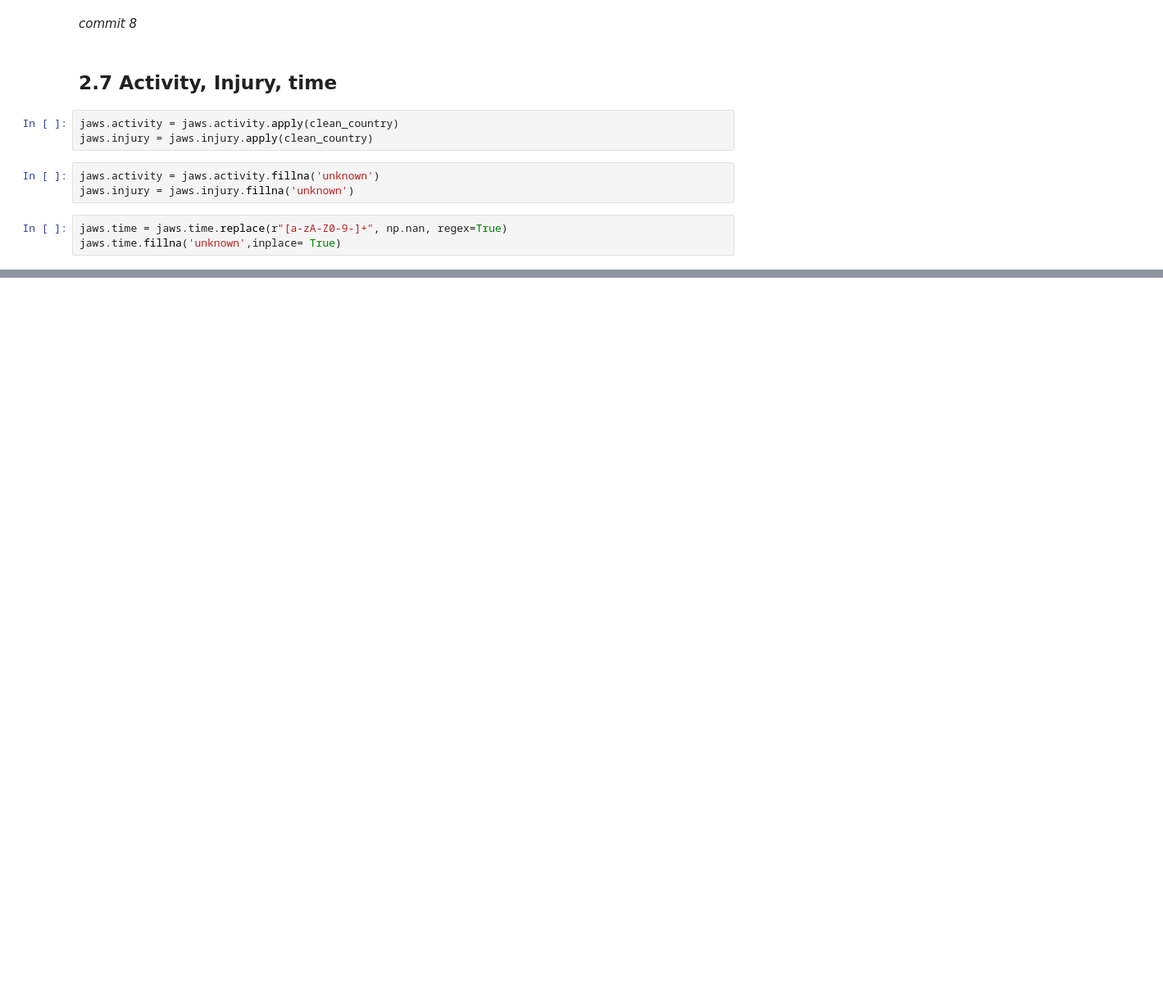
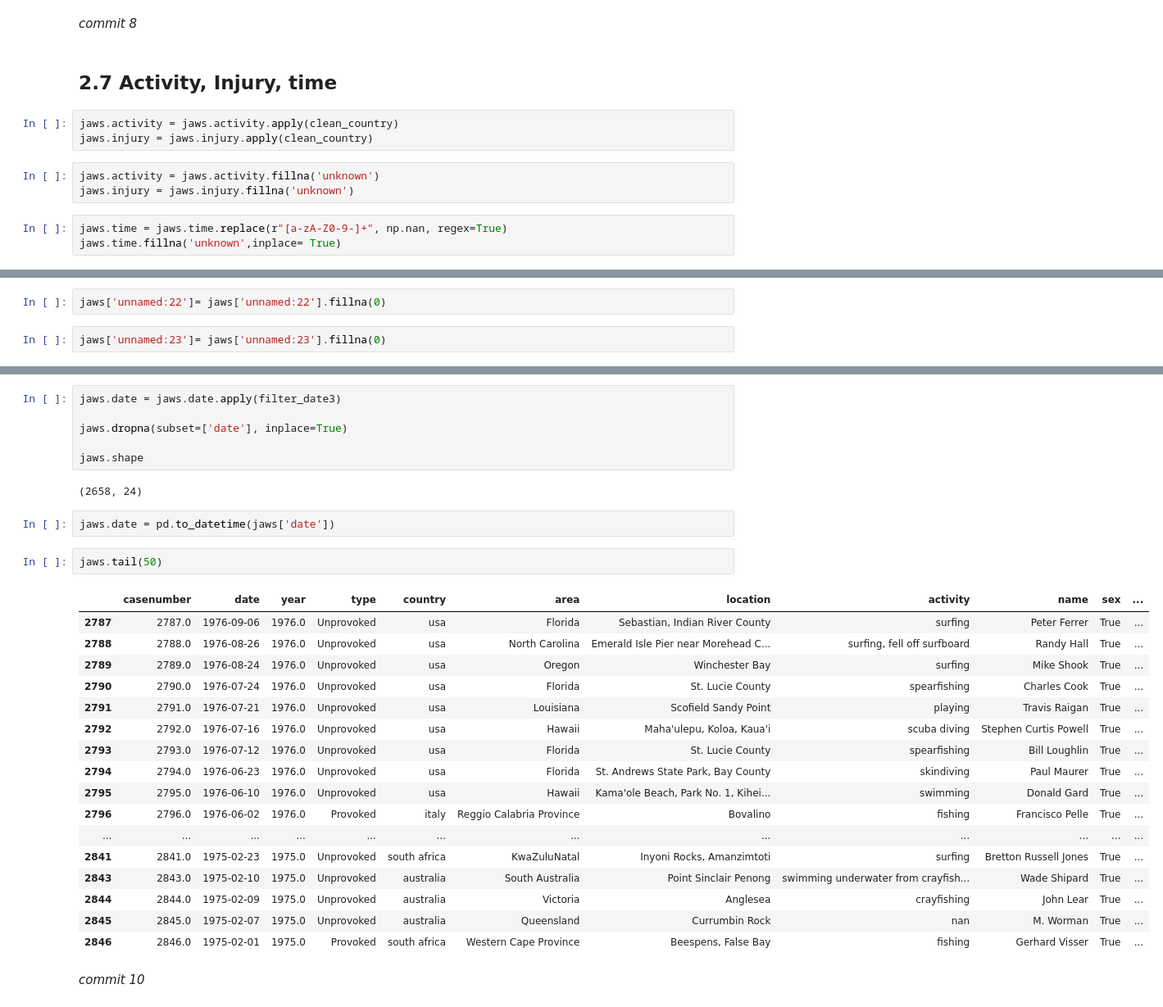
Before and after one commit to IbaiGallego/DataCleaning_SharkAttack, a Jupyter notebook: mycode/main.ipynb, the cells around one changed output, grey strips where cells are left out. Shown: that part at 82% size. Cells and saved outputs as stored; diff of their text form; blank space fills up the shorter version.

```diff
--- a/mycode/main.ipynb
+++ b/mycode/main.ipynb
@@ -721,0 +807,4 @@ jaws.time.fillna('unknown',inplace= True)
+# %%
+jaws['unnamed:22']= jaws['unnamed:22'].fillna(0)
+# %%
+jaws['unnamed:23']= jaws['unnamed:23'].fillna(0)
@@ -721,0 +848,32 @@ jaws.time.fillna('unknown',inplace= True)
+# %%
+jaws.date = jaws.date.apply(filter_date3)
+
+jaws.dropna(subset=['date'], inplace=True)
+
+jaws.shape
+# %% [output]
+(2658, 24)
+# %%
+jaws.date = pd.to_datetime(jaws['date'])
+# %%
+jaws.tail(50)
+# %% [output]
+|  | casenumber | date | year | type | country | area | location | activity | name | sex | ... |
+| 2787 | 2787.0 | 1976-09-06 | 1976.0 | Unprovoked | usa | Florida | Sebastian, Indian River County | surfing | Peter Ferrer | True | ... |
+| 2788 | 2788.0 | 1976-08-26 | 1976.0 | Unprovoked | usa | North Carolina | Emerald Isle Pier near Morehead C... | surfing, fell off surfboard | Randy Hall | True | ... |
+| 2789 | 2789.0 | 1976-08-24 | 1976.0 | Unprovoked | usa | Oregon | Winchester Bay | surfing | Mike Shook | True | ... |
+| 2790 | 2790.0 | 1976-07-24 | 1976.0 | Unprovoked | usa | Florida | St. Lucie County | spearfishing | Charles Cook | True | ... |
+| 2791 | 2791.0 | 1976-07-21 | 1976.0 | Unprovoked | usa | Louisiana | Scofield Sandy Point | playing | Travis Raigan | True | ... |
+| 2792 | 2792.0 | 1976-07-16 | 1976.0 | Unprovoked | usa | Hawaii | Maha'ulepu, Koloa, Kaua'i | scuba diving | Stephen Curtis Powell | True | ... |
+| 2793 | 2793.0 | 1976-07-12 | 1976.0 | Unprovoked | usa | Florida | St. Lucie County | spearfishing | Bill Loughlin | True | ... |
+| 2794 | 2794.0 | 1976-06-23 | 1976.0 | Unprovoked | usa | Florida | St. Andrews State Park, Bay County | skindiving | Paul Maurer | True | ... |
+| 2795 | 2795.0 | 1976-06-10 | 1976.0 | Unprovoked | usa | Hawaii | Kama'ole Beach, Park No. 1, Kihei... | swimming | Donald Gard | True | ... |
+| 2796 | 2796.0 | 1976-06-02 | 1976.0 | Provoked | italy | Reggio Calabria Province | Bovalino | fishing | Francisco Pelle | True | ... |
+| ... | ... | ... | ... | ... | ... | ... | ... | ... | ... | ... | ... |
+| 2841 | 2841.0 | 1975-02-23 | 1975.0 | Unprovoked | south africa | KwaZuluNatal | Inyoni Rocks, Amanzimtoti | surfing | Bretton Russell Jones | True | ... |
+| 2843 | 2843.0 | 1975-02-10 | 1975.0 | Unprovoked | australia | South Australia | Point Sinclair Penong | swimming underwater from crayfish... | Wade Shipard | True | ... |
+| 2844 | 2844.0 | 1975-02-09 | 1975.0 | Unprovoked | australia | Victoria | Anglesea | crayfishing | John Lear | True | ... |
+| 2845 | 2845.0 | 1975-02-07 | 1975.0 | Unprovoked | australia | Queensland | Currumbin Rock | nan | M. Worman | True | ... |
+| 2846 | 2846.0 | 1975-02-01 | 1975.0 | Provoked | south africa | Western Cape Province | Beespens, False Bay | fishing | Gerhard Visser | True | ... |
+# %% [markdown]
+*commit 10*
```
Also changed, not shown: parts of 18 cells of this notebook.
